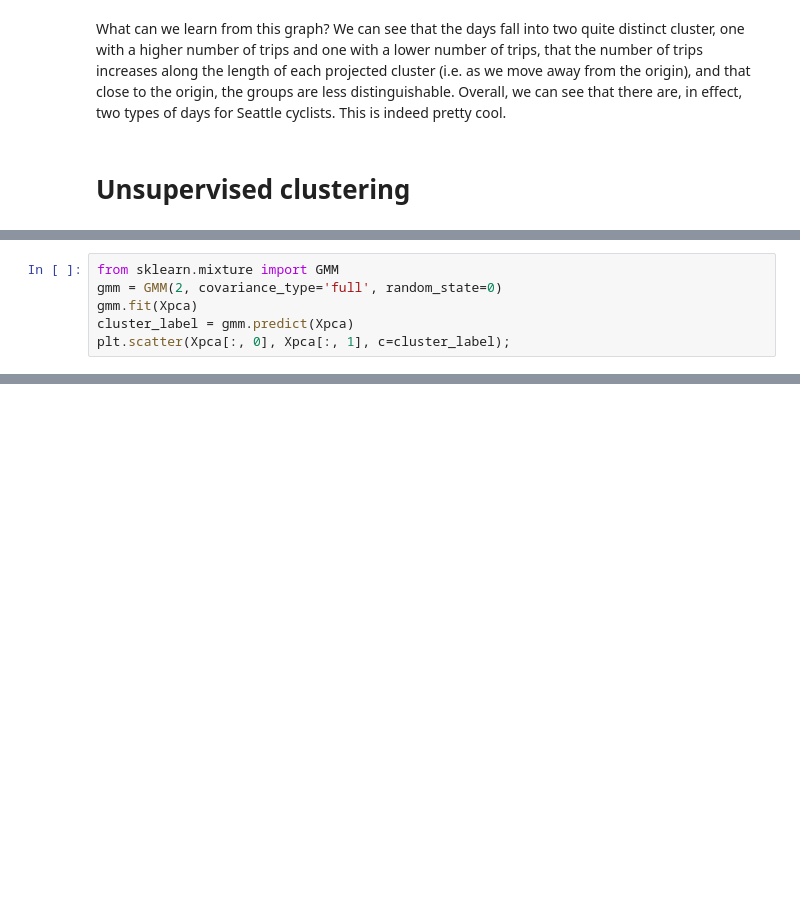
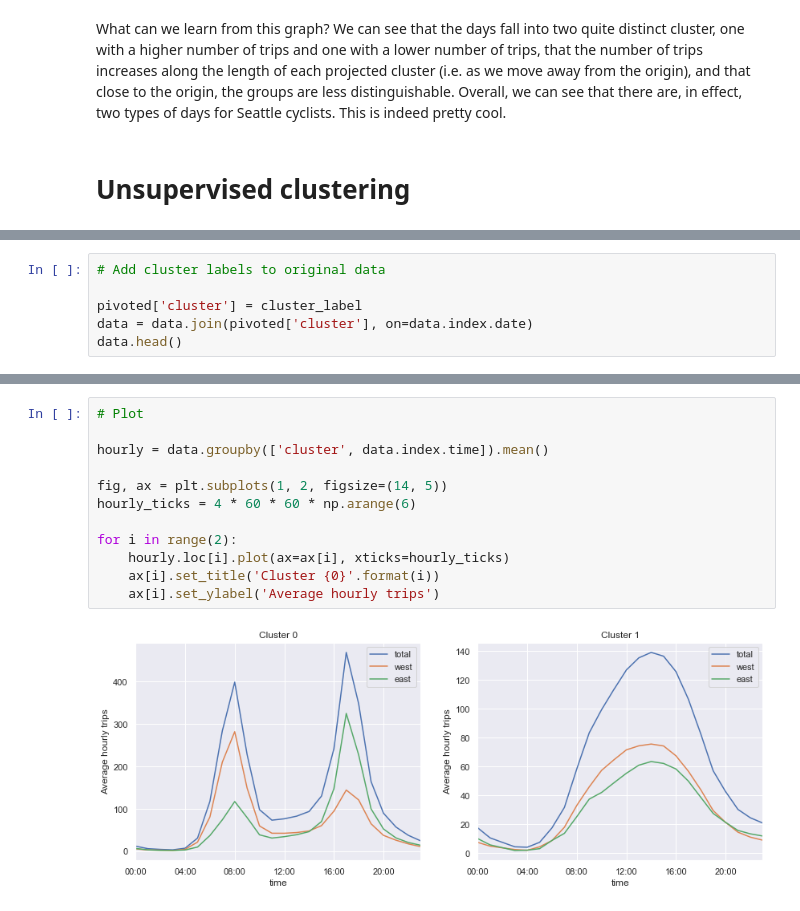
Before and after one commit to fabiangunzinger/seattle_cycling, a Jupyter notebook: seattle_unsupervised_exploring.ipynb, the cells around one changed output, grey strips where cells are left out. Saved outputs shown, nothing was run; the diff lists cells and outputs as text; blank space fills up the shorter version.

```diff
--- a/seattle_unsupervised_exploring.ipynb
+++ b/seattle_unsupervised_exploring.ipynb
@@ -85,6 +93,6 @@ ImportError: cannot import name 'GMM' from 'sklearn.mixture' (/Users/fabiangunzi
-# %%
-from sklearn.mixture import GMM
-gmm = GMM(2, covariance_type='full', random_state=0)
-gmm.fit(Xpca)
-cluster_label = gmm.predict(Xpca)
-plt.scatter(Xpca[:, 0], Xpca[:, 1], c=cluster_label);
+# %%
+# Add cluster labels to original data
+
+pivoted['cluster'] = cluster_label
+data = data.join(pivoted['cluster'], on=data.index.date)
+data.head()
@@ -90,0 +107,14 @@ plt.scatter(Xpca[:, 0], Xpca[:, 1], c=cluster_label);
+# %%
+# Plot
+
+hourly = data.groupby(['cluster', data.index.time]).mean()
+
+fig, ax = plt.subplots(1, 2, figsize=(14, 5))
+hourly_ticks = 4 * 60 * 60 * np.arange(6)
+
+for i in range(2):
+    hourly.loc[i].plot(ax=ax[i], xticks=hourly_ticks)
+    ax[i].set_title('Cluster {0}'.format(i))
+    ax[i].set_ylabel('Average hourly trips')
+# %% [output]
+[figure, added]
```
Also changed, not shown: parts of 25 cells of this notebook.
